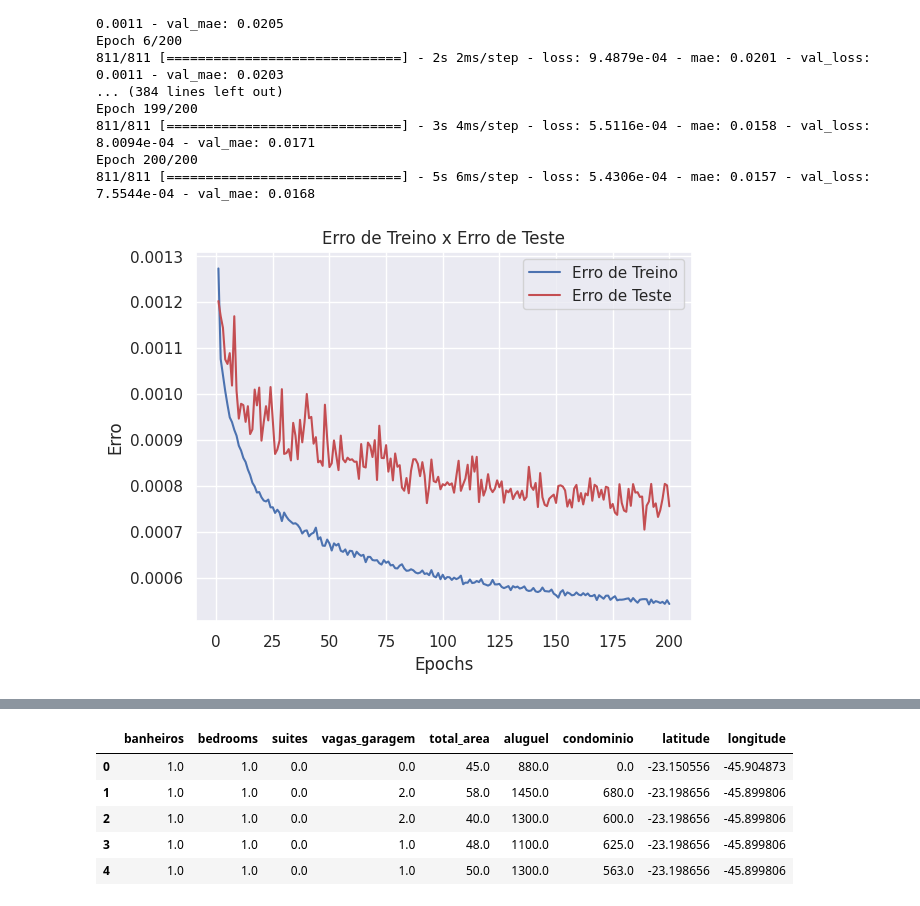
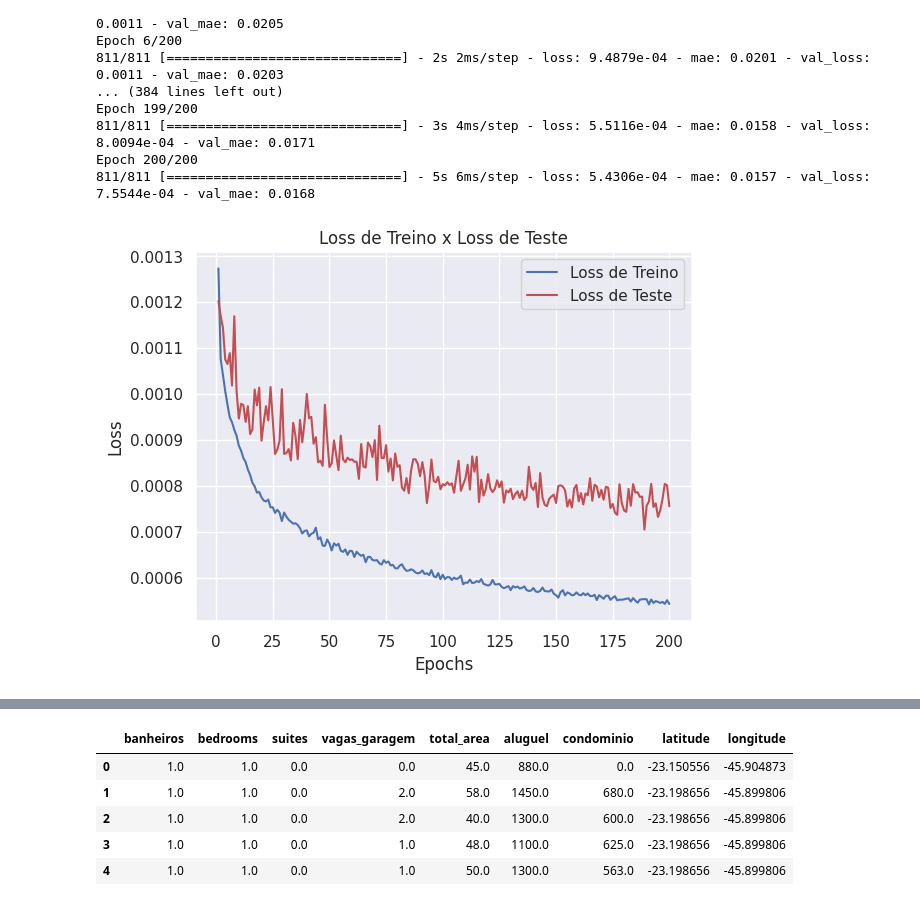
Before and after one commit to fabiollg/PI-4_Predicao_Valores_Imoveis_SJC, a Jupyter notebook: PI_4_Predicao_Valores_Imoveis_SJC.ipynb, the cells around one changed output, grey strips where cells are left out. Saved outputs shown, nothing was run; the diff lists cells and outputs as text; code cells hidden in the pictures.

```diff
--- a/PI_4_Predicao_Valores_Imoveis_SJC.ipynb
+++ b/PI_4_Predicao_Valores_Imoveis_SJC.ipynb
@@ -905,14 +905,14 @@ Epoch 200/200
 # %%
 # Verificando o gráfico de redução do erro
 loss = history.history['loss']
 teste_loss = history.history['val_loss']
 epochs = range(1, len(loss)+1)
-plt.plot(epochs, loss, 'b', label= 'Erro de Treino')
-plt.plot(epochs, teste_loss, 'r', label= 'Erro de Teste')
-plt.title('Erro de Treino x Erro de Teste')
+plt.plot(epochs, loss, 'b', label= 'Loss de Treino')
+plt.plot(epochs, teste_loss, 'r', label= 'Loss de Teste')
+plt.title('Loss de Treino x Loss de Teste')
 plt.xlabel('Epochs')
-plt.ylabel('Erro')
+plt.ylabel('Loss')
 plt.legend()
 plt.show()
 # %% [output]
-[figure, old version]
+[figure, new version]
```
Also changed, not shown: parts of 1 cell of this notebook.
